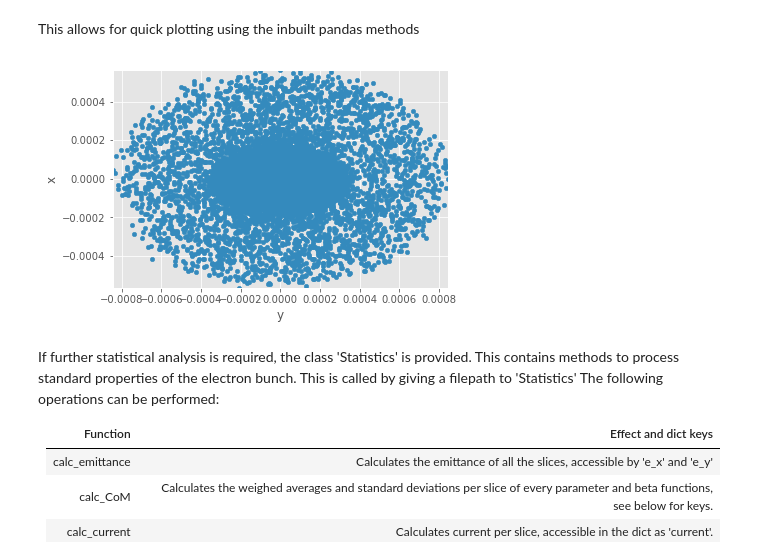
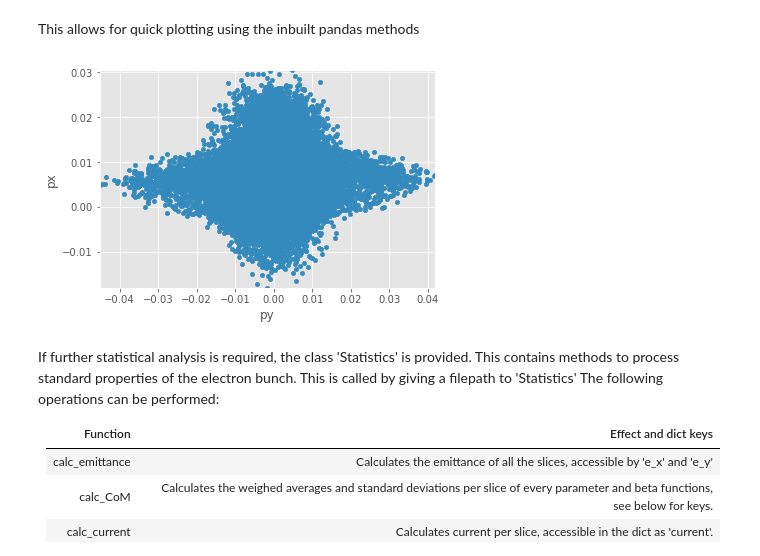
Before and after one commit to mightylorenzo/FXFEL, a Jupyter notebook: Particle Distribution Visualization.ipynb, the cells around one changed output. Drawn from its saved outputs; the diff is of its cells as text; code cells hidden in the pictures.

```diff
--- a/Particle Distribution Visualization.ipynb
+++ b/Particle Distribution Visualization.ipynb
@@ -44,19 +44,19 @@ This allows for quick plotting using the inbuilt pandas methods
 # %%
 import matplotlib
 import matplotlib.pyplot as plt
 matplotlib.style.use('ggplot') #optional
 
-x_axis = 'y'
-y_axis = 'x'
+x_axis = 'py'
+y_axis = 'px'
 
 
 plot = panda_data.plot(kind='scatter',x=x_axis,y=y_axis)
 #sets axis limits
 plot.set_xlim([panda_data[x_axis].min(),panda_data[x_axis].max()])
 plot.set_ylim([panda_data[y_axis].min(),panda_data[y_axis].max()])
 plt.show(plot)
 # %% [output]
-[figure, old version]
+[figure, new version]
 # %% [markdown]
 If further statistical analysis is required, the class 'Statistics' is provided. This contains methods to process standard properties of the electron bunch. This is called by giving a filepath to 'Statistics' The following operations can be performed:
 
```
Also changed, not shown: parts of 1 cell of this notebook, 5 other files.
